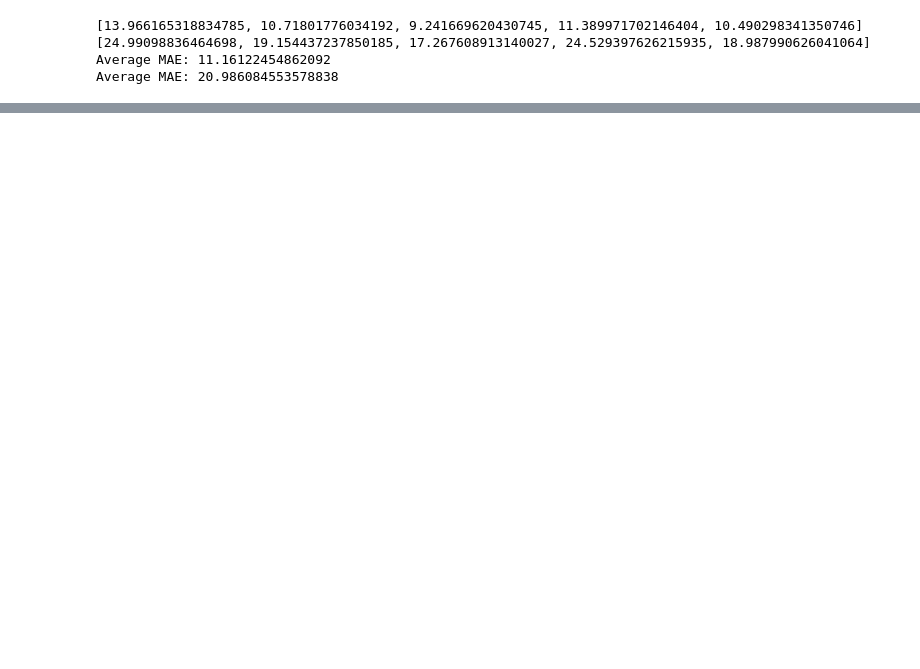
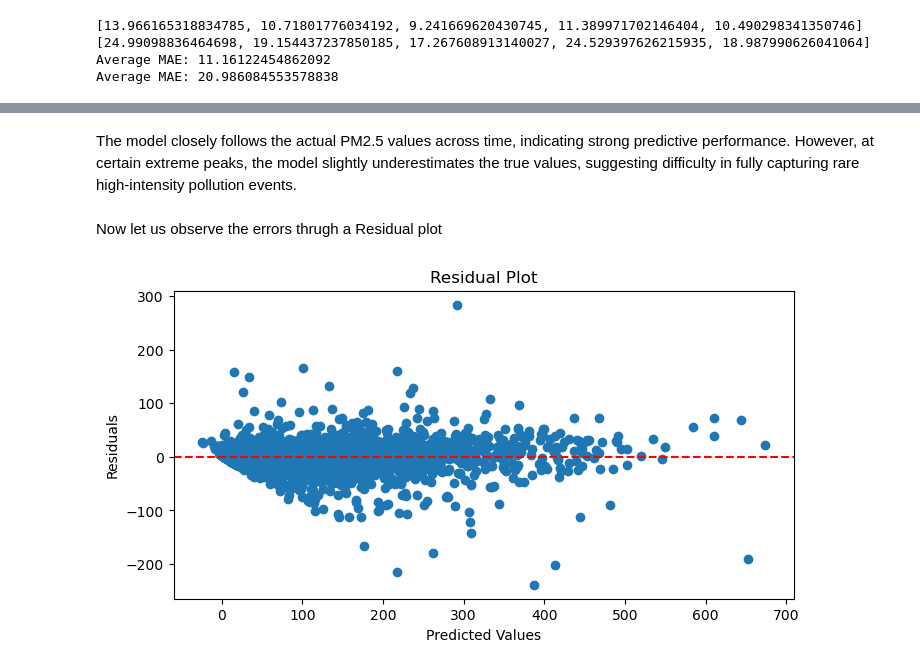
Before and after one commit to alinazir105/AQI-Forecasting-System, a Jupyter notebook: notebook.ipynb, the cells around one changed output, grey strips where cells are left out. Saved outputs shown, nothing was run; the diff lists cells and outputs as text; code cells hidden in the pictures; blank space fills up the shorter version.

```diff
--- a/notebook.ipynb
+++ b/notebook.ipynb
@@ -650,0 +739,16 @@ After tuning, Random Forest improved over the initial untuned version, but it st
+# %% [markdown]
+The model closely follows the actual PM2.5 values across time, indicating strong predictive performance. However, at certain extreme peaks, the model slightly underestimates the true values, suggesting difficulty in fully capturing rare high-intensity pollution events.
+# %% [markdown]
+Now let us observe the errors thrugh a Residual plot
+# %%
+residuals = y_test - y_pred
+
+plt.figure(figsize=(8,4))
+plt.scatter(y_pred, residuals)
+plt.axhline(0, color='red', linestyle='--')
+plt.xlabel('Predicted Values')
+plt.ylabel('Residuals')
+plt.title('Residual Plot')
+plt.show()
+# %% [output]
+[figure, added]
```
Also changed, not shown: parts of 28 cells of this notebook, 2 other files.
